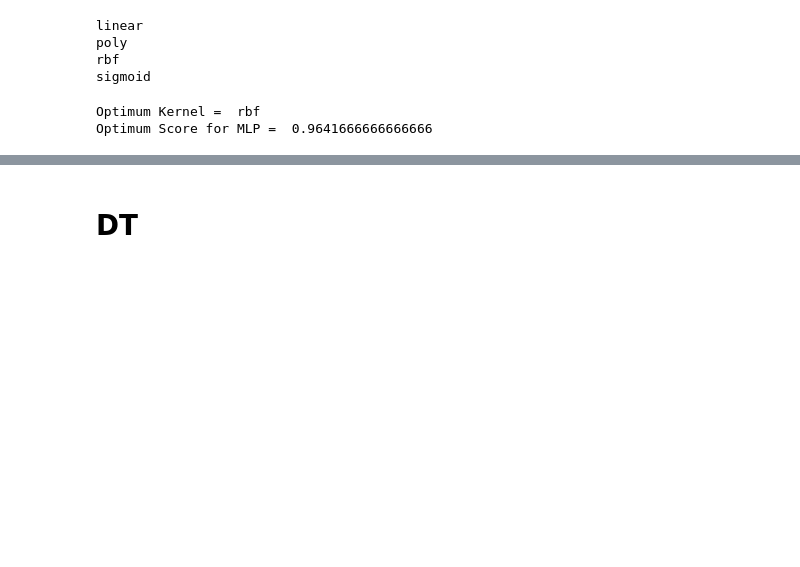
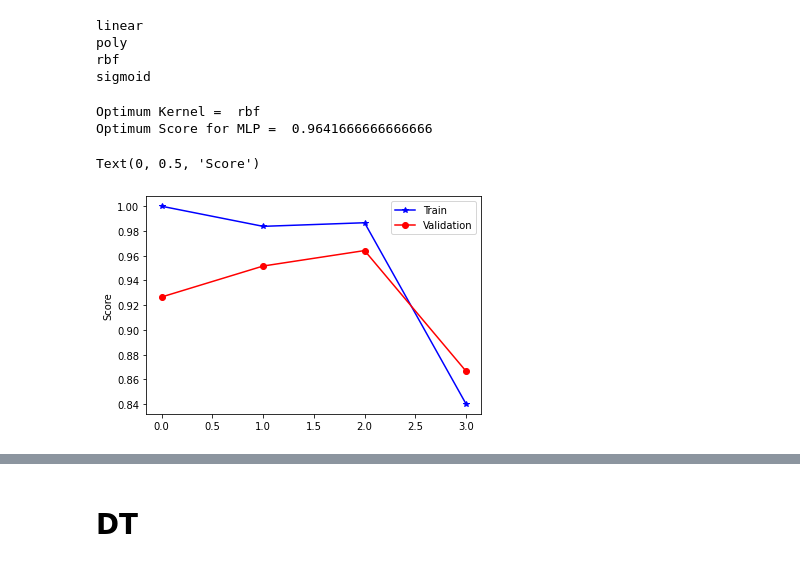
Before and after one commit to atefehhaji/HW, a Jupyter notebook: Atefeh_ML_ⅯiniProjeⅽt.ipynb, the cells around one changed output, grey strips where cells are left out. Cells and saved outputs as stored; diff of their text form; code cells hidden in the pictures; blank space fills up the shorter version.

```diff
--- a/Atefeh_ML_ⅯiniProjeⅽt.ipynb
+++ b/Atefeh_ML_ⅯiniProjeⅽt.ipynb
@@ -354,12 +363,14 @@ SVC(C=1.0, break_ties=False, cache_size=200, class_weight=None, coef0=0.0,
 # %%
 score_train_SVM = []
+score_test_SVM = []
 kernel_set =np.array(['linear', 'poly', 'rbf', 'sigmoid'])
 
 for k in kernel_set:
   print(k)
   svm = SVC(C=1.0, kernel=k, probability=True)
   svm.fit(X_train_train, Y_train_train)
-  score_train_SVM.append(svm.score(X_train_validation, Y_train_validation))
+  score_test_SVM.append(svm.score(X_train_validation, Y_train_validation))
+  score_train_SVM.append(svm.score(X_train_train, Y_train_train))
 # %% [output]
 linear
 poly
@@ -371,6 +382,14 @@ print('Optimum Score for MLP = ', np.max(score_train_SVM))
 # %% [output]
 Optimum Kernel =  rbf
 Optimum Score for MLP =  0.9641666666666666
+# %%
+plt.plot(  score_train_SVM, 'b*-', label = 'Train')
+plt.plot(score_test_SVM, 'ro-', label = 'Validation')
+plt.legend()
+plt.ylabel('Score')
+# %% [output]
+Text(0, 0.5, 'Score')
+[figure, added]
 # %%
   svm = SVC(C=1.0, kernel='rbf', probability=True)
 # %%
```
Also changed, not shown: parts of 47 cells of this notebook.
